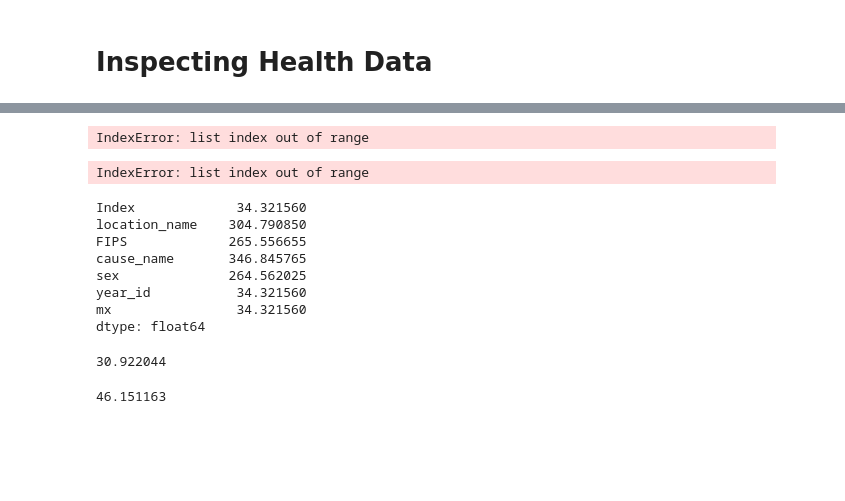
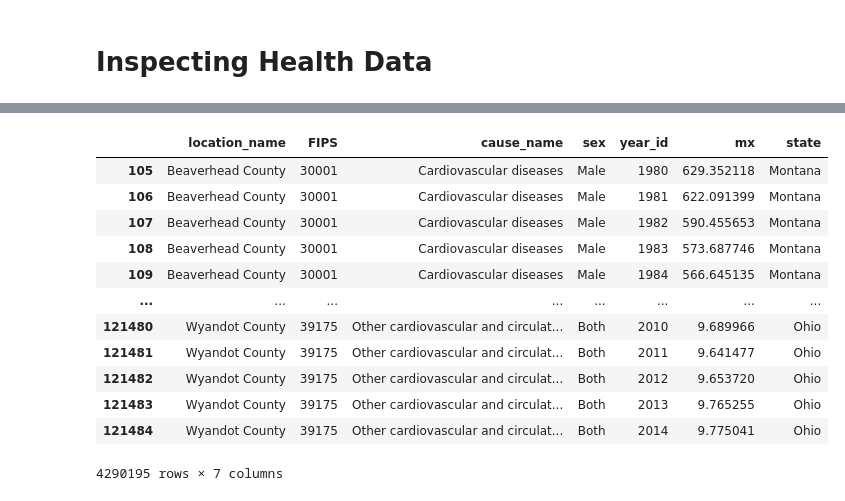
Before and after one commit to calculaterceec/Proj4Team2, a Jupyter notebook: code/kade_higgins_DataCleaning.ipynb, the cells around one changed output, grey strips where cells are left out. Cells and saved outputs as stored; diff of their text form; code cells hidden in the pictures; blank space fills up the shorter version.

```diff
--- a/code/kade_higgins_DataCleaning.ipynb
+++ b/code/kade_higgins_DataCleaning.ipynb
@@ -361,6 +346,7 @@ def process_health_data(file):
     # UID is formatted: 'FIPS-cause_id-sex_id-year_id'
     #df[['cause_id', 'sex', 'cause_name', 'location_name', 'FIPS']] = df[['location_name', 'FIPS', 'cause_id', 'sex', 'cause_name']].astype('category')
     #df['UID'] = df['FIPS'] + '-' + df['cause_id'] + '-' + df['sex_id'] + '-' + df['year_id']
+    df['state'] = state
     df.drop(columns=['sex_id', 'location_id'], inplace=True)
 
     #recast variables as category for file size handling
@@ -425,11 +375,11 @@ cancer_files
 # process substance abuse/self injury disease mortality data
 full_subInj_df = [process_health_data(file) for file in substance_injury_files]
 full_subInj_df = pd.concat(full_subInj_df)
+
+full_subInj_df['FIPS'] = full_subInj_df['FIPS'].str.zfill(5)
-# %% [output]
-IndexError: list index out of range
 # %%
 # process cancer disease mortality data
 full_cancer_df = [process_health_data(file) for file in cancer_files]
 full_cancer_df = pd.concat(full_cancer_df)
+
+full_cancer_df['FIPS'] = full_cancer_df['FIPS'].str.zfill(5)
-# %% [output]
-IndexError: list index out of range
@@ -442,15 +390,20 @@ full_inf_df.drop(columns=['measure_id', 'measure_name', 'cause_id', 'age_id', 'a
 full_resp_df.drop(columns=['measure_id', 'measure_name', 'cause_id', 'age_id', 'age_name', 'metric', 'upper', 'lower'], inplace=True)
 full_cancer_df.drop(columns=['cause_id', 'upper', 'lower'], inplace=True)
 full_subInj_df.drop(columns=['measure_id', 'measure_name', 'cause_id', 'age_id', 'age_name', 'metric', 'upper', 'lower', 'measure_ID'], inplace=True)
-# %%
-full_cvd_df.memory_usage(deep=True) / 1_000_000
-# %% [output]
-Index             34.321560
-location_name    304.790850
-FIPS             265.556655
-cause_name       346.845765
-sex              264.562025
-year_id           34.321560
-mx                34.321560
-dtype: float64
+# %%
+full_cvd_df
+# %% [output]
+|  | location_name | FIPS | cause_name | sex | year_id | mx | state |
+| 105 | Beaverhead County | 30001 | Cardiovascular diseases | Male | 1980 | 629.352118 | Montana |
+| 106 | Beaverhead County | 30001 | Cardiovascular diseases | Male | 1981 | 622.091399 | Montana |
+| 107 | Beaverhead County | 30001 | Cardiovascular diseases | Male | 1982 | 590.455653 | Montana |
+| 108 | Beaverhead County | 30001 | Cardiovascular diseases | Male | 1983 | 573.687746 | Montana |
+| 109 | Beaverhead County | 30001 | Cardiovascular diseases | Male | 1984 | 566.645135 | Montana |
+| ... | ... | ... | ... | ... | ... | ... | ... |
+| 121480 | Wyandot County | 39175 | Other cardiovascular and circulat... | Both | 2010 | 9.689966 | Ohio |
+| 121481 | Wyandot County | 39175 | Other cardiovascular and circulat... | Both | 2011 | 9.641477 | Ohio |
+| 121482 | Wyandot County | 39175 | Other cardiovascular and circulat... | Both | 2012 | 9.653720 | Ohio |
+| 121483 | Wyandot County | 39175 | Other cardiovascular and circulat... | Both | 2013 | 9.765255 | Ohio |
+| 121484 | Wyandot County | 39175 | Other cardiovascular and circulat... | Both | 2014 | 9.775041 | Ohio |
+4290195 rows × 7 columns
 # %%
@@ -466,11 +419,3 @@ full_cancer_df[['location_name', 'FIPS', 'cause_name', 'sex', 'year_id']] = full
-# %%
-full_subInj_df.memory_usage(deep=True).sum() / 1_000_000
-# %% [output]
-30.922044
-# %%
-full_inf_df.memory_usage(deep=True).sum() / 1_000_000
-# %% [output]
-46.151163
 # %%
 # creating a Unique Identifier to join later with other climate dfs
 cvd_df_compression_opts = dict(method='zip',
```
Also changed, not shown: parts of 23 cells of this notebook, 18 other files.
